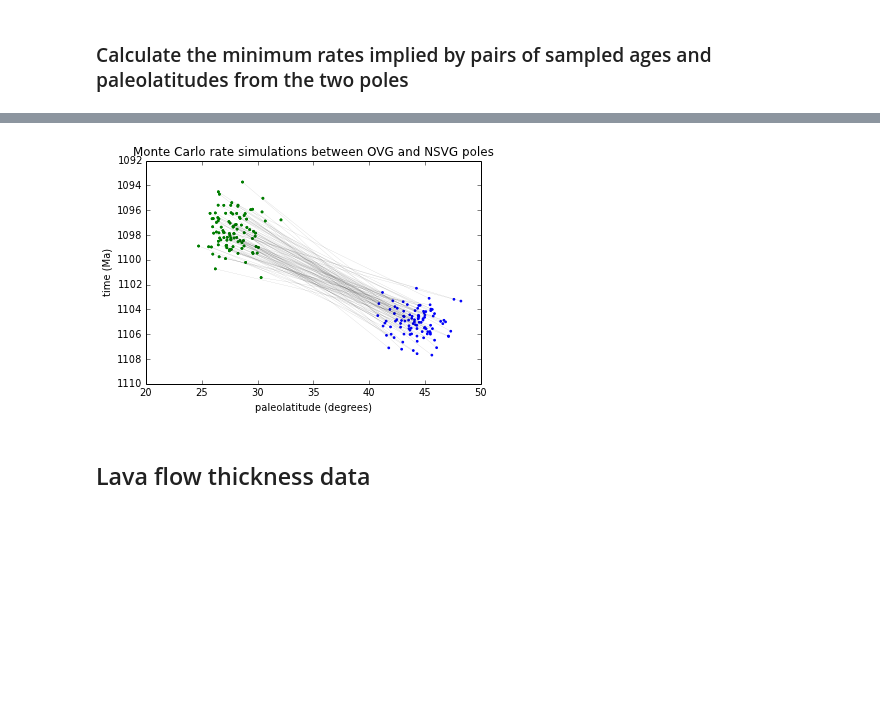
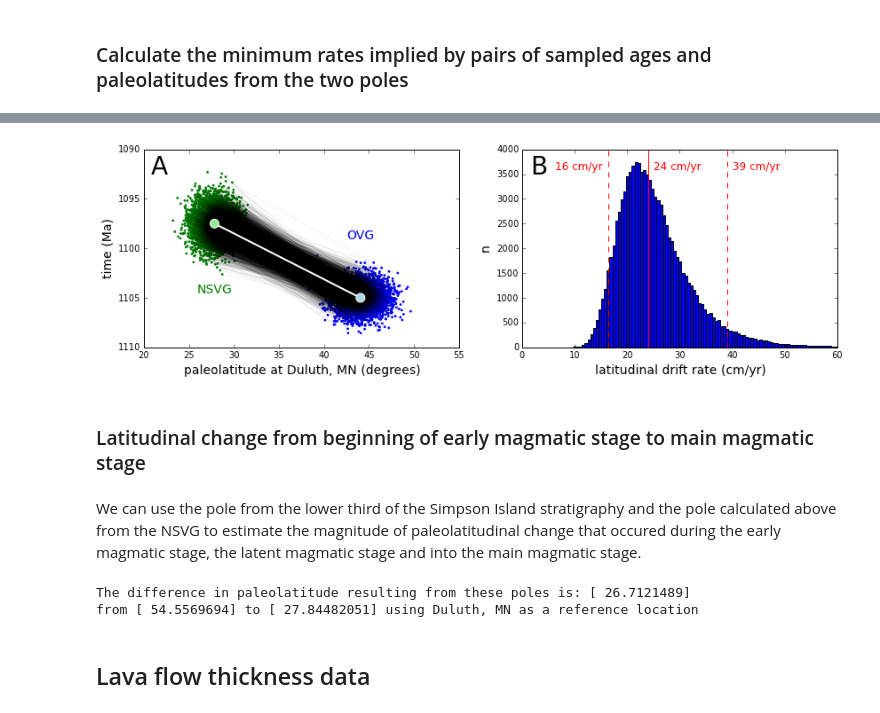
Before and after one commit to Swanson-Hysell/2014_Swanson-Hysell-et-al_Osler, a Jupyter notebook: 2014_Osler_Code/2014_Osler_Data_Analysis.ipynb, the cells around one changed output, grey strips where cells are left out. Drawn from its saved outputs; the diff is of its cells as text; code cells hidden in the pictures; blank space fills up the shorter version.

Commit message:
Further integrating Monte Carlo rate analysis in ipynb and manuscript

```diff
--- a/2014_Osler_Code/2014_Osler_Data_Analysis.ipynb
+++ b/2014_Osler_Code/2014_Osler_Data_Analysis.ipynb
@@ -924,17 +969,57 @@ print "95th percentile is: " + str(ninetyfive_percentile)
-# %%
-for n in range(samplesize):
-    plt.plot([pole1_MCpaleolat[n],pole2_MCpaleolat[n]],[pole1_MCages[n],pole2_MCages[n]],'k-',linewidth=0.05)
-plt.scatter(pole1_MCpaleolat,pole1_MCages,color='b',s=3)
-plt.scatter(pole2_MCpaleolat,pole2_MCages,color='g',s=3)
-plt.scatter(pole2_MCpaleolat,pole2_MCages,color='g',s=3)
-plt.scatter()
-plt.gca().invert_yaxis()
-plt.xlabel('paleolatitude (degrees)')
-plt.ylabel('time (Ma)')
-plt.title('Monte Carlo rate simulations between OVG and NSVG poles')
-plt.show()
-# %% [output]
-[figure, removed]
+# %%
+plotnumber=5000
+figure(num=None, figsize=(14, 4))
+
+plt.subplot(1, 2, 1)
+for n in range(plotnumber):
+    plt.plot([pole1_MCpaleolat[n],pole2_MCpaleolat[n]],[pole1_MCages[n],pole2_MCages[n]],'k-',linewidth=0.05)
+plt.scatter(pole1_MCpaleolat[:plotnumber],pole1_MCages[:plotnumber],color='b',s=3)
+plt.scatter(pole1_paleolat,pole1_age,color='lightblue',s=100, edgecolor='w', zorder=10000)
+plt.scatter(pole2_MCpaleolat[:plotnumber],pole2_MCages[:plotnumber],color='g',s=3)
+plt.scatter(pole2_paleolat,pole2_age,color='lightgreen',s=100, edgecolor='w', zorder=10000)
+plt.plot([pole1_paleolat,pole2_paleolat],[pole1_age,pole2_age],'w-',linewidth=2)
+
+#plt.scatter()
+plt.gca().invert_yaxis()
+plt.xlabel('paleolatitude at Duluth, MN (degrees)',size=14)
+plt.ylabel('time (Ma)',size=14)
+#plt.title('Monte Carlo rate simulations between OVG and NSVG poles')
+plt.text(pole1_paleolat,1099,'OVG', color='b',ha ='center',size=14)
+plt.text(pole2_paleolat,1104.5,'NSVG', color='g',ha ='center',size=14)
+plt.text(20.8,1092.5,'A', color='k',ha ='left',size=28)
+
+plt.subplot(1, 2, 2)
+plt.hist(pole1_pole2_cm_per_yr,bins=1000)
+plt.vlines(five_percentile,0,4000,'r', linestyles='dashed')
+plt.text(five_percentile-1,3600,'16 cm/yr', color='r',ha ='right',size=12)
+plt.vlines(fifty_percentile,0,4000,'r', linestyles='solid')
+plt.text(fifty_percentile+1,3600,'24 cm/yr', color='r',ha ='left',size=12)
+plt.vlines(ninetyfive_percentile,0,4000,'r', linestyles='dashed')
+plt.text(ninetyfive_percentile+1,3600,'39 cm/yr', color='r',ha ='left',size=12)
+plt.text(2,3500,'B', color='k',ha ='left',size=28)
+plt.ylabel('n',size=14)
+plt.xlabel('latitudinal drift rate (cm/yr)',size=14)
+plt.xlim([0,60])
+#plt.ylim([0,60])
+plt.savefig('../2014_Osler_Manuscript_Files/2014_Osler_Figures/MonteCarlo.pdf',bbox_inches='tight')
+plt.show()
+# %% [output]
+[figure, added]
+# %% [markdown]
+### Latitudinal change from beginning of early magmatic stage to main magmatic stage
+# %% [markdown]
+We can use the pole from the lower third of the Simpson Island stratigraphy and the pole calculated above from the NSVG to estimate the magnitude of paleolatitudinal change that occured during the early magmatic stage, the latent magmatic stage and into the main magmatic stage.
+# %%
+lower_Osler_pole=(218.6,40.9)
+NSVG_nswu_pole=(182.1,35.8)
+lower_Osler_pole_paleolat=90-pmag.angle(lower_Osler_pole,Duluth)
+NSVG_nswu_paleolat=90-pmag.angle(NSVG_nswu_pole,Duluth)
+difference=lower_Osler_pole_paleolat-NSVG_nswu_paleolat
+print 'The difference in paleolatitude resulting from these poles is: ' + str(difference)
+print 'from ' + str(lower_Osler_pole_paleolat) + ' to ' + str(NSVG_nswu_paleolat) + ' using Duluth, MN as a reference location'
+# %% [output]
+The difference in paleolatitude resulting from these poles is: [ 26.7121489]
+from [ 54.5569694] to [ 27.84482051] using Duluth, MN as a reference location
 # %% [markdown]
 ## Lava flow thickness data
 # %% [markdown]
```
Also changed, not shown: parts of 20 cells of this notebook, 7 other files.
